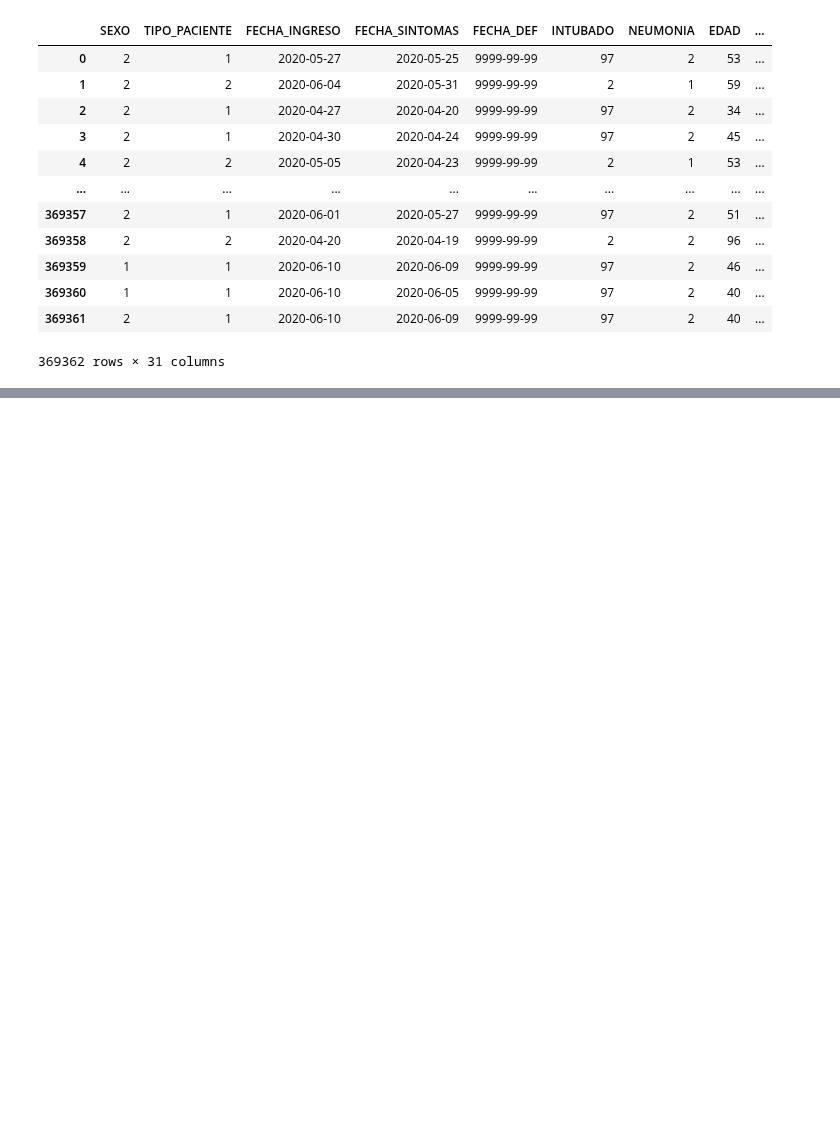
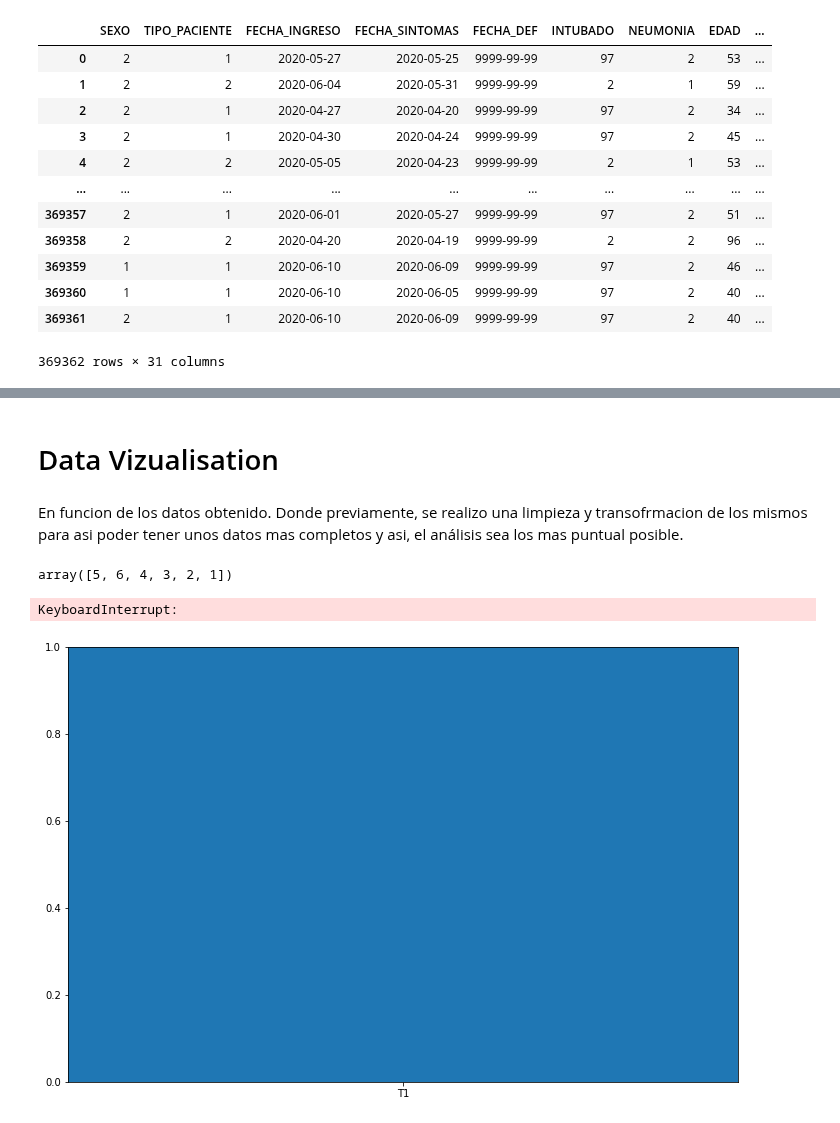
Before and after one commit to artthuro6/Covid-19, a Jupyter notebook: notebooks/Analisis/Análisi 1 Datos Covid.ipynb, the cells around one changed output, grey strips where cells are left out. Drawn from its saved outputs; the diff is of its cells as text; code cells hidden in the pictures; blank space fills up the shorter version.

Commit message:
Datos tranformados para su visualizacion

```diff
--- a/notebooks/Analisis/Análisi 1 Datos Covid.ipynb
+++ b/notebooks/Analisis/Análisi 1 Datos Covid.ipynb
@@ -181,0 +250,14 @@ woman
+# %% [markdown]
+# Data Vizualisation
+# %% [markdown]
+En funcion de los datos obtenido. Donde previamente, se realizo una limpieza y transofrmacion de los mismos para asi poder tener unos datos mas completos y asi, el análisis sea los mas puntual posible.
+# %%
+man_1 = []
+# %% [output]
+array([5, 6, 4, 3, 2, 1])
+# %%
+fig, ax = plt.subplots(figsize=(12,8))
+ax.bar('T1',age_man, width=0.35, yerr=std_age_woman, label='Man')
+# %% [output]
+KeyboardInterrupt:
+[figure, added]
```
Also changed, not shown: parts of 9 cells of this notebook.
